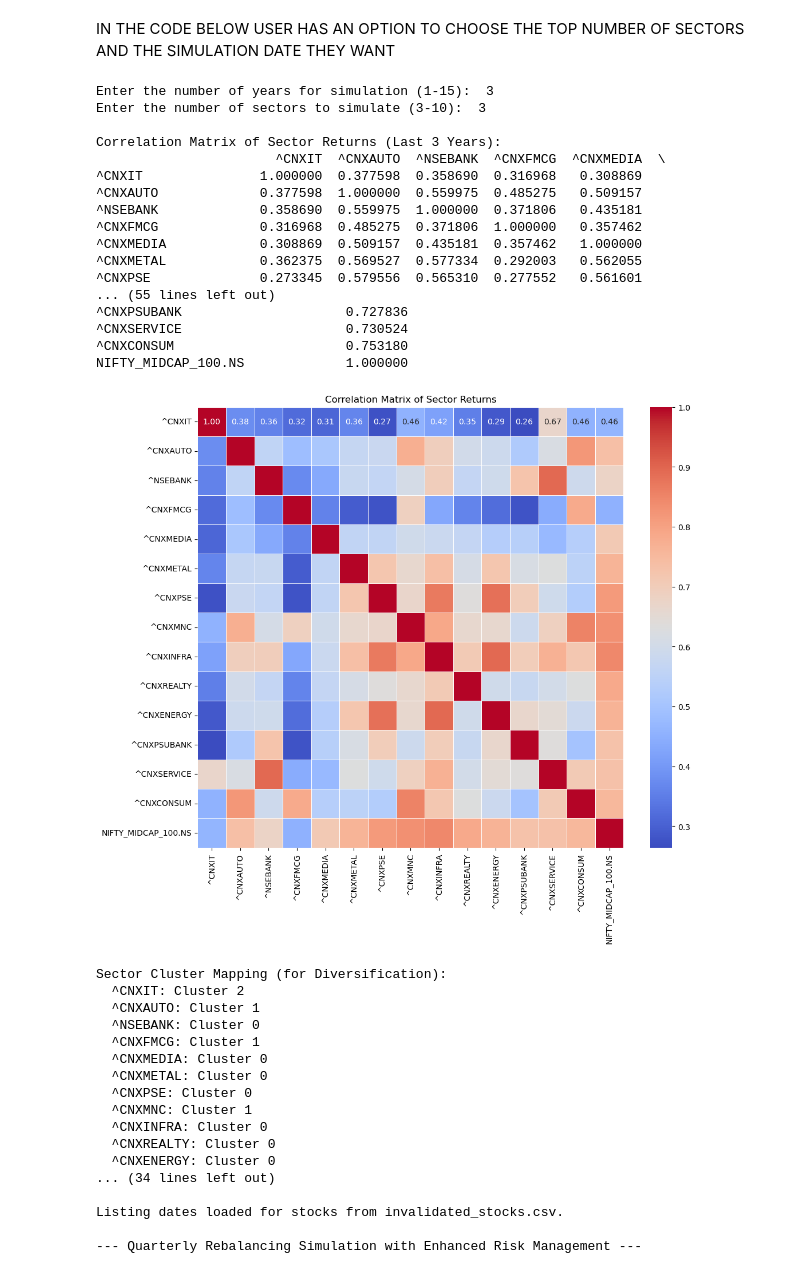
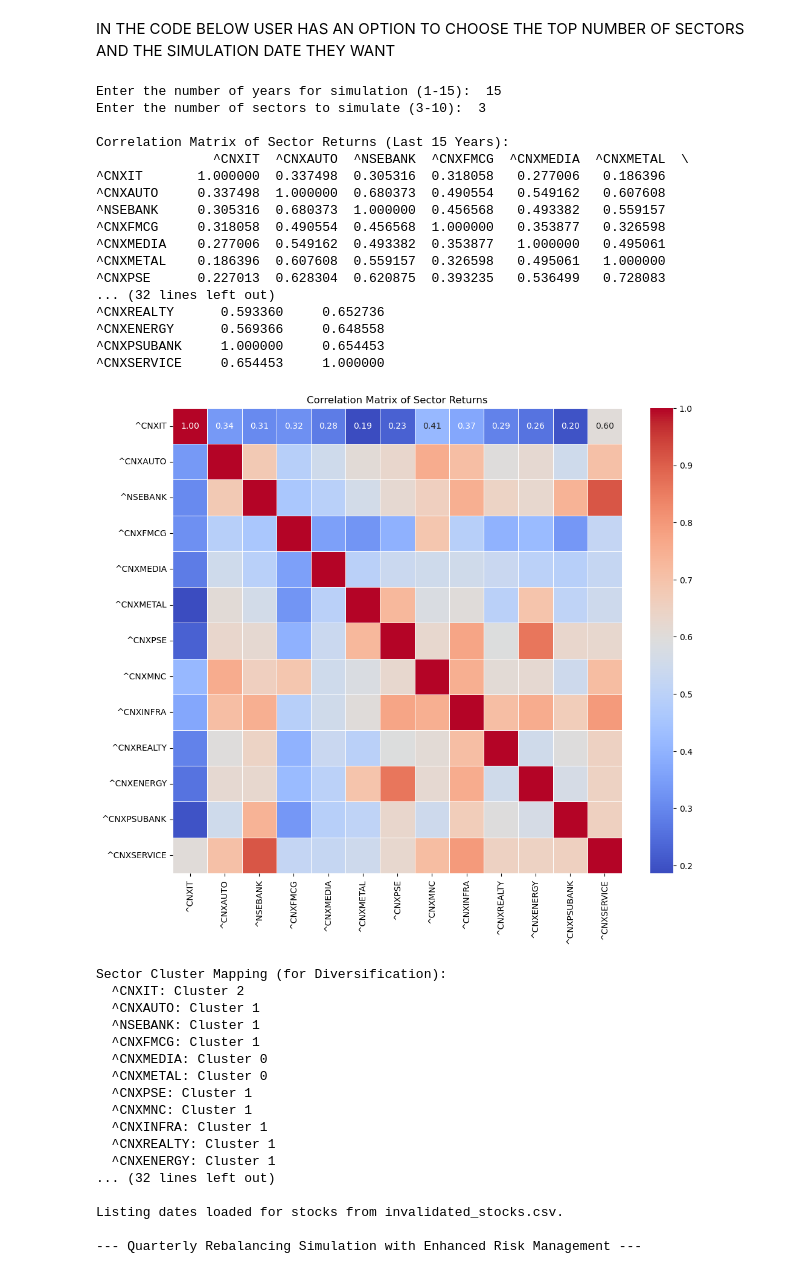
Before and after one commit to DarshitSarda/Sectoral_Portfolio_Rebalancing, a Jupyter notebook: BE_FINAL_CODE.ipynb, the cells around one changed output. Saved outputs shown, nothing was run; the diff lists cells and outputs as text; code cells hidden in the pictures.

```diff
--- a/BE_FINAL_CODE.ipynb
+++ b/BE_FINAL_CODE.ipynb
@@ -2602,7 +2602,8 @@ while True:
 sector_tickers = [
     "^CNXIT", "^CNXAUTO", "^NSEBANK", "^CNXFMCG", "^CNXMEDIA",
     "^CNXMETAL", "^CNXPSE", "^CNXMNC", "^CNXINFRA",
-    "^CNXREALTY", "^CNXENERGY", "^CNXPSUBANK", "^CNXSERVICE", "^CNXCONSUM", "NIFTY_MIDCAP_100.NS"
+    "^CNXREALTY", "^CNXENERGY", "^CNXPSUBANK", "^CNXSERVICE"
+    # "^CNXCONSUM", "NIFTY_MIDCAP_100.NS"
 ]
 
 end_date = datetime.today()
@@ -3003,62 +3004,62 @@ plt.show()
 # =============================================================================
 # 10. Investment Advice Based on Last 1 Year Data (Stock-Level)
 # =============================================================================
 advice_date = datetime.today()
 advice_training_end = advice_date - timedelta(days=1)
 advice_training_start = advice_training_end - timedelta(days=252)
 if advice_training_start < prices.index[0]:
     advice_training_start = prices.index[0]
 
 advice_training_prices = prices.loc[advice_training_start:advice_training_end].ffill()
 advice_training_returns = advice_training_prices.pct_change().dropna()
 
 print(f"\n--- Investment Advice as of {advice_date.date()} ---")
 print(f"Using training data from {advice_training_start.date()} to {advice_training_end.date()}:\n")
 print(f"--- Top {num_sectors} Sectors Recommendation ---")
 print("Selected Sectors and Their Top 5 Stocks with Recommended Weights:")
 for sector in select_diversified_sectors(advice_training_returns.mean() / advice_training_returns.std(), num_sectors, sector_cluster_map):
     top_stocks, stock_hrp_weights = get_top_stocks(sector, advice_training_prices.index[0].strftime("%Y-%m-%d"), advice_training_end.strftime("%Y-%m-%d"), top_n=5)
     if top_stocks:
         top_stocks = [s if isinstance(s, str) else s[0] for s in top_stocks]
         print(f"\nSector: {sector}")
         print(f"  Top Stocks: {top_stocks}")
         print("  Recommended HRP Weights:")
         for stock in top_stocks:
             weight = float(stock_hrp_weights[stock])
             print(f"    {stock}: {weight:.2%}")
 print("-" * 60)
 # %% [output]
-Enter the number of years for simulation (1-15):  3
+Enter the number of years for simulation (1-15):  15
 Enter the number of sectors to simulate (3-10):  3
 
-Correlation Matrix of Sector Returns (Last 3 Years):
-                       ^CNXIT  ^CNXAUTO  ^NSEBANK  ^CNXFMCG  ^CNXMEDIA  \
-^CNXIT               1.000000  0.377598  0.358690  0.316968   0.308869
-^CNXAUTO             0.377598  1.000000  0.559975  0.485275   0.509157
-^NSEBANK             0.358690  0.559975  1.000000  0.371806   0.435181
-^CNXFMCG             0.316968  0.485275  0.371806  1.000000   0.357462
-^CNXMEDIA            0.308869  0.509157  0.435181  0.357462   1.000000
-^CNXMETAL            0.362375  0.569527  0.577334  0.292003   0.562055
-^CNXPSE              0.273345  0.579556  0.565310  0.277552   0.561601
-... (55 lines left out)
-^CNXPSUBANK                     0.727836
-^CNXSERVICE                     0.730524
-^CNXCONSUM                      0.753180
-NIFTY_MIDCAP_100.NS             1.000000
+Correlation Matrix of Sector Returns (Last 15 Years):
+               ^CNXIT  ^CNXAUTO  ^NSEBANK  ^CNXFMCG  ^CNXMEDIA  ^CNXMETAL  \
+^CNXIT       1.000000  0.337498  0.305316  0.318058   0.277006   0.186396
+^CNXAUTO     0.337498  1.000000  0.680373  0.490554   0.549162   0.607608
+^NSEBANK     0.305316  0.680373  1.000000  0.456568   0.493382   0.559157
+^CNXFMCG     0.318058  0.490554  0.456568  1.000000   0.353877   0.326598
+^CNXMEDIA    0.277006  0.549162  0.493382  0.353877   1.000000   0.495061
+^CNXMETAL    0.186396  0.607608  0.559157  0.326598   0.495061   1.000000
+^CNXPSE      0.227013  0.628304  0.620875  0.393235   0.536499   0.728083
+... (32 lines left out)
+^CNXREALTY      0.593360     0.652736
+^CNXENERGY      0.569366     0.648558
+^CNXPSUBANK     1.000000     0.654453
+^CNXSERVICE     0.654453     1.000000
-[figure, old version]
+[figure, new version]
 Sector Cluster Mapping (for Diversification):
   ^CNXIT: Cluster 2
   ^CNXAUTO: Cluster 1
-  ^NSEBANK: Cluster 0
+  ^NSEBANK: Cluster 1
   ^CNXFMCG: Cluster 1
   ^CNXMEDIA: Cluster 0
   ^CNXMETAL: Cluster 0
-  ^CNXPSE: Cluster 0
+  ^CNXPSE: Cluster 1
   ^CNXMNC: Cluster 1
-  ^CNXINFRA: Cluster 0
-  ^CNXREALTY: Cluster 0
-  ^CNXENERGY: Cluster 0
-... (34 lines left out)
+  ^CNXINFRA: Cluster 1
+  ^CNXREALTY: Cluster 1
+  ^CNXENERGY: Cluster 1
+... (32 lines left out)
 
 Listing dates loaded for stocks from invalidated_stocks.csv.
 
```
Also changed, not shown: parts of 7 cells of this notebook.
